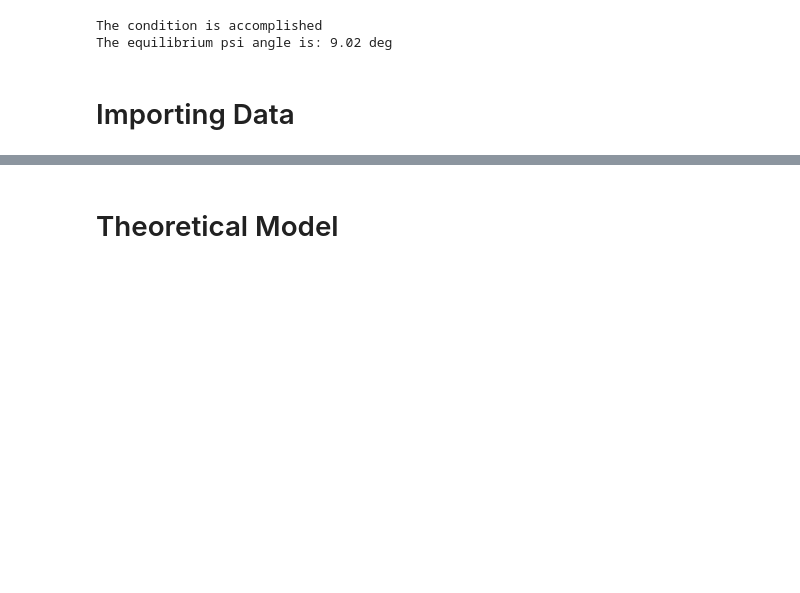
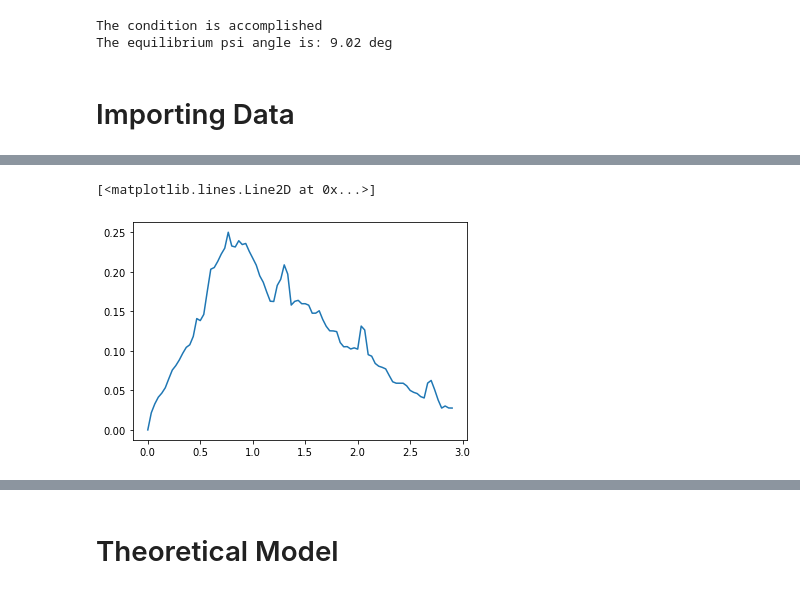
Before and after one commit to Vendetta0462/ProyectoDoubleCone, a Jupyter notebook: Code/Proyecto_Doble_Cono.ipynb, the cells around one changed output, grey strips where cells are left out. Saved outputs shown, nothing was run; the diff lists cells and outputs as text; code cells hidden in the pictures; blank space fills up the shorter version.

```diff
--- a/Code/Proyecto_Doble_Cono.ipynb
+++ b/Code/Proyecto_Doble_Cono.ipynb
@@ -37,0 +125,5 @@ Data = pd.read_csv()
+# %%
+plt.plot(data.t, data.v)
+# %% [output]
+[<matplotlib.lines.Line2D at 0x...>]
+[figure, added]
```
Also changed, not shown: parts of 13 cells of this notebook, 7 other files.
